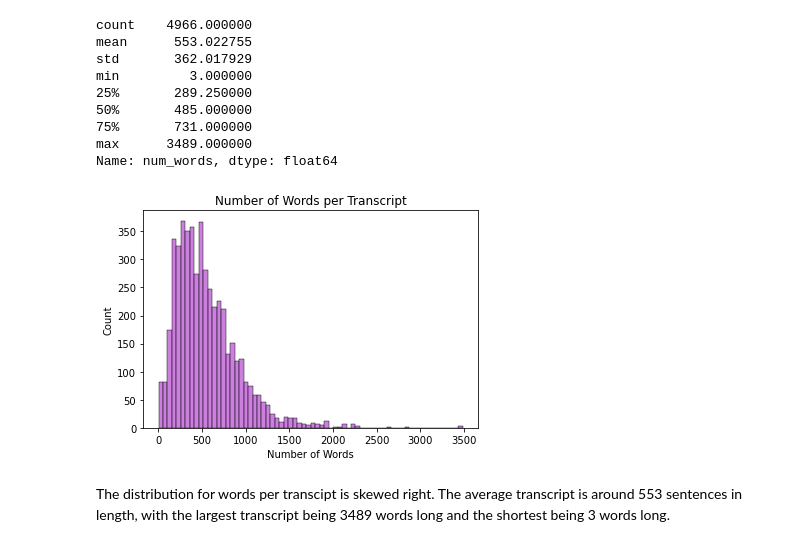
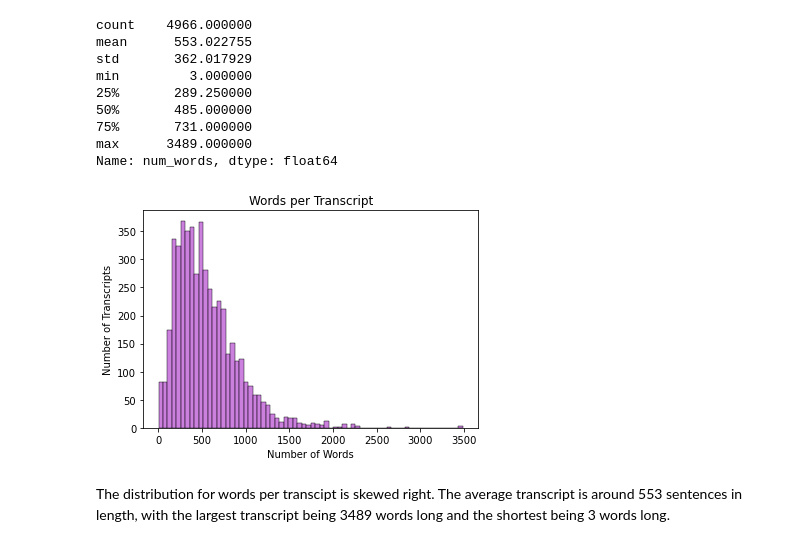
Before and after one commit to freyakuhlman/MedicalTranscriptionClassification, a Jupyter notebook: medical_transcription_data_analysis.ipynb, the cells around one changed output. Saved outputs shown, nothing was run; the diff lists cells and outputs as text; code cells hidden in the pictures.

Commit message:
Update graph

```diff
--- a/medical_transcription_data_analysis.ipynb
+++ b/medical_transcription_data_analysis.ipynb
@@ -166,11 +166,11 @@ max      3489.000000
 Name: num_words, dtype: float64
 # %%
 num_words = sns.histplot(data = df['num_words'], color = 'mediumorchid')
-num_words.set_title('Number of Words per Transcript')
-num_words.set(xlabel = 'Number of Words', ylabel = 'Count')
+num_words.set_title('Words per Transcript')
+num_words.set(xlabel = 'Number of Words', ylabel = 'Number of Transcripts')
 plt.show()
 # %% [output]
-[figure, old version]
+[figure, new version]
 # %% [markdown]
 The distribution for words per transcipt is skewed right. The average transcript is around 553 sentences in length, with the largest transcript being 3489 words long and the shortest being 3 words long.
 # %% [markdown]
```
Also changed, not shown: parts of 1 cell of this notebook.
